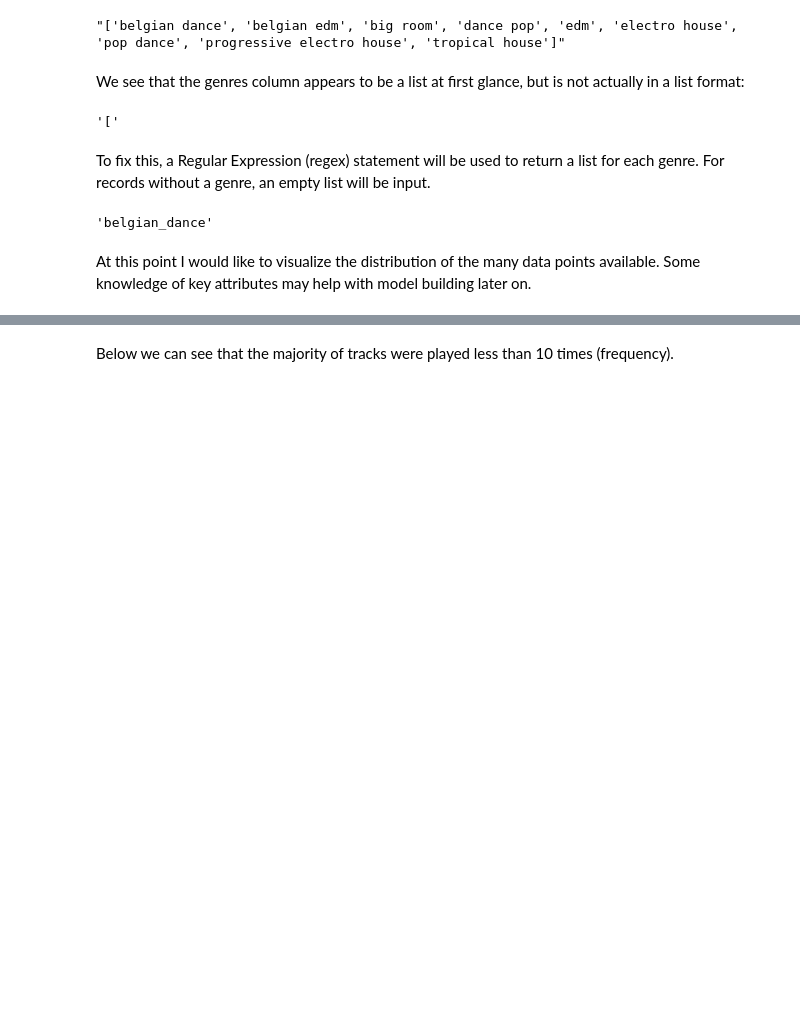
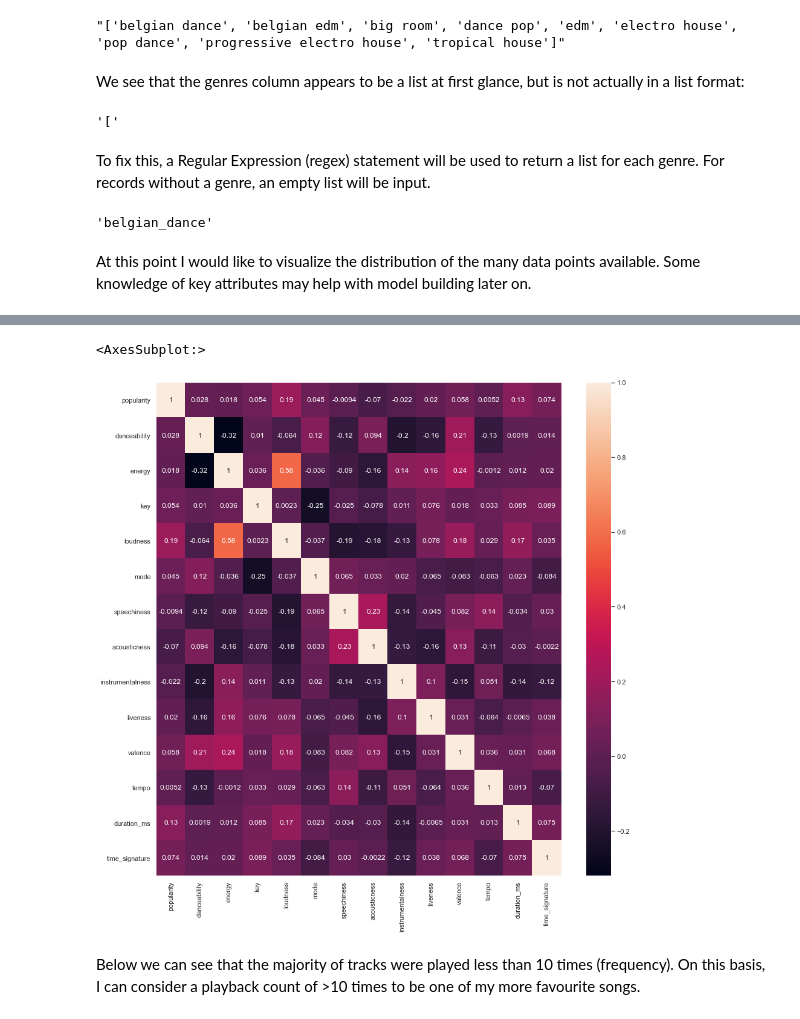
Before and after one commit to vijay-ss/spotify-recommender, a Jupyter notebook: spotify_preprocessing.ipynb, the cells around one changed output, grey strips where cells are left out. Drawn from its saved outputs; the diff is of its cells as text; code cells hidden in the pictures; blank space fills up the shorter version.

```diff
--- a/spotify_preprocessing.ipynb
+++ b/spotify_preprocessing.ipynb
@@ -188,2 +188,9 @@ plt.tight_layout()
+# %%
+# Correlation between attributes
+plt.figure(figsize = (15,15))
+sns.heatmap(df_spotify.corr(), annot=True)
+# %% [output]
+<AxesSubplot:>
+[figure, added]
 # %% [markdown]
-Below we can see that the majority of tracks were played less than 10 times (frequency).
+Below we can see that the majority of tracks were played less than 10 times (frequency). On this basis, I can consider a playback count of >10 times to be one of my more favourite songs.
```
Also changed, not shown: parts of 14 cells of this notebook.
